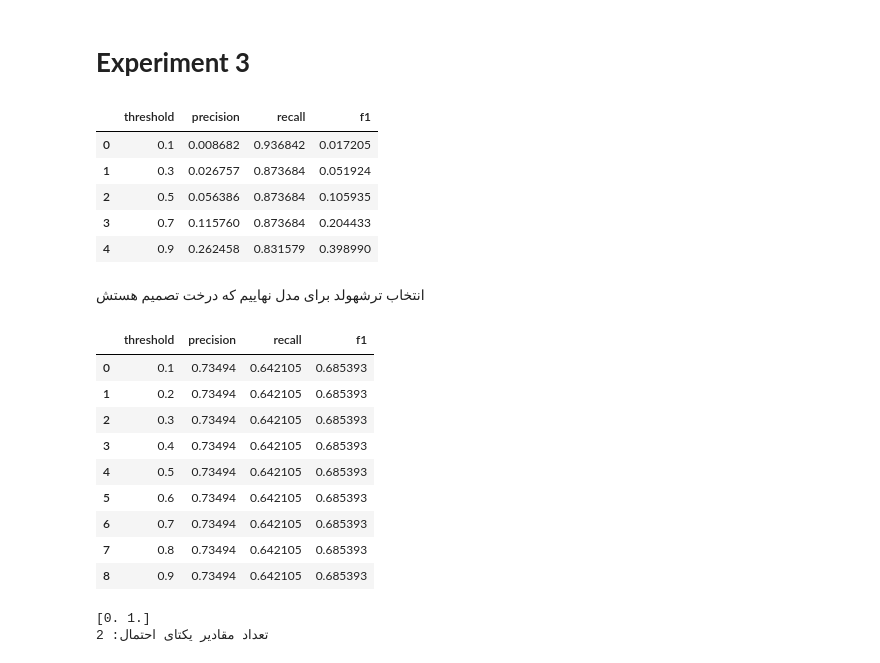
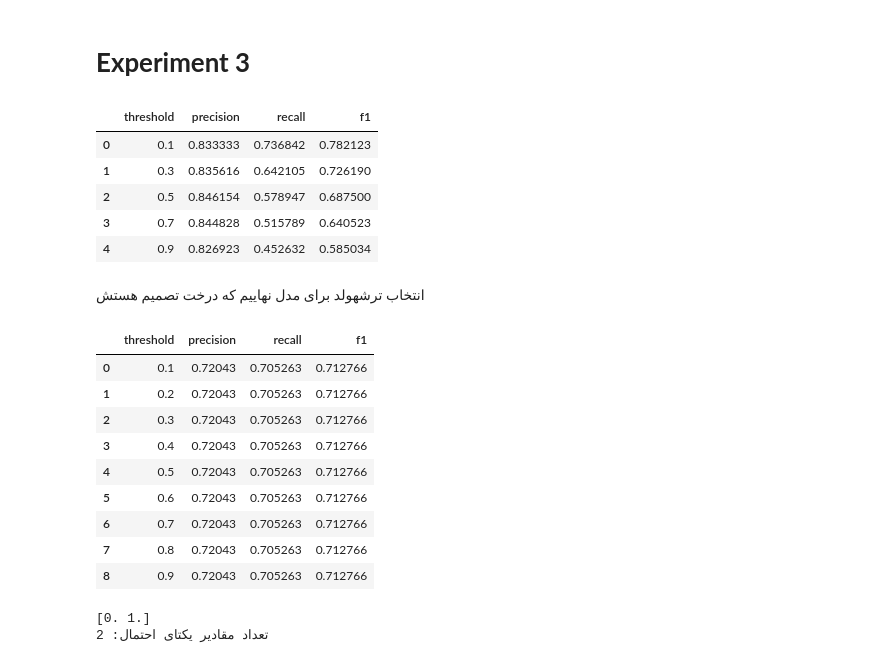
Before and after one commit to FatemeZahraAzad/Fraud-detection, a Jupyter notebook: src/data_prep.ipynb, the cells around one changed output. Saved outputs shown, nothing was run; the diff lists cells and outputs as text; code cells hidden in the pictures.

```diff
--- a/src/data_prep.ipynb
+++ b/src/data_prep.ipynb
@@ -1,7 +1,7 @@
 # %%
 import pandas as pd
 # %%
-data = pd.read_csv("creditcard.csv")
+data = pd.read_csv("./../data/creditcard.csv")
 data.head(5)
 # %% [output]
 |  | Time | V1 | V2 | V3 | V4 | V5 | V6 | V7 | V8 | V9 | ... | ... |
@@ -541,7 +367,7 @@ pd.DataFrame(project_table)
 # %% [markdown]
 # **Experiment 3**
 # %%
-lr_pipeline = build_pipeline(LogisticRegression(class_weight='balanced'))
+lr_pipeline = build_pipeline(LogisticRegression())
 lr_pipeline.fit(X_train, y_train)
 y_proba = lr_pipeline.predict_proba(X_test)[:, 1]
 thresholds = [0.1, 0.3, 0.5, 0.7, 0.9]
@@ -557,41 +383,41 @@ for t in thresholds:
 pd.DataFrame(threshold_results)
 # %% [output]
 |  | threshold | precision | recall | f1 |
-| 0 | 0.1 | 0.008682 | 0.936842 | 0.017205 |
-| 1 | 0.3 | 0.026757 | 0.873684 | 0.051924 |
-| 2 | 0.5 | 0.056386 | 0.873684 | 0.105935 |
-| 3 | 0.7 | 0.115760 | 0.873684 | 0.204433 |
-| 4 | 0.9 | 0.262458 | 0.831579 | 0.398990 |
+| 0 | 0.1 | 0.833333 | 0.736842 | 0.782123 |
+| 1 | 0.3 | 0.835616 | 0.642105 | 0.726190 |
+| 2 | 0.5 | 0.846154 | 0.578947 | 0.687500 |
+| 3 | 0.7 | 0.844828 | 0.515789 | 0.640523 |
+| 4 | 0.9 | 0.826923 | 0.452632 | 0.585034 |
 # %% [markdown]
 انتخاب ترشهولد برای مدل نهاییم که درخت تصمیم هستش
 # %%
-tree_final = build_pipeline(DecisionTreeClassifier(max_depth=None, class_weight='balanced', random_state=42))
+tree_final = build_pipeline(DecisionTreeClassifier(max_depth=None, random_state=42))
 tree_final.fit(X_train, y_train)
 
 y_proba_tree = tree_final.predict_proba(X_test)[:, 1]
 
 threshold_results_tree = []
 for t in [0.1, 0.2, 0.3, 0.4, 0.5, 0.6, 0.7, 0.8, 0.9]:
     y_pred_t = (y_proba_tree >= t).astype(int)
     threshold_results_tree.append({
         'threshold': t,
         'precision': precision_score(y_test, y_pred_t),
         'recall': recall_score(y_test, y_pred_t),
         'f1': f1_score(y_test, y_pred_t),
     })
 
 pd.DataFrame(threshold_results_tree)
 # %% [output]
 |  | threshold | precision | recall | f1 |
-| 0 | 0.1 | 0.73494 | 0.642105 | 0.685393 |
-| 1 | 0.2 | 0.73494 | 0.642105 | 0.685393 |
-| 2 | 0.3 | 0.73494 | 0.642105 | 0.685393 |
-| 3 | 0.4 | 0.73494 | 0.642105 | 0.685393 |
-| 4 | 0.5 | 0.73494 | 0.642105 | 0.685393 |
-| 5 | 0.6 | 0.73494 | 0.642105 | 0.685393 |
-| 6 | 0.7 | 0.73494 | 0.642105 | 0.685393 |
-| 7 | 0.8 | 0.73494 | 0.642105 | 0.685393 |
-| 8 | 0.9 | 0.73494 | 0.642105 | 0.685393 |
+| 0 | 0.1 | 0.72043 | 0.705263 | 0.712766 |
+| 1 | 0.2 | 0.72043 | 0.705263 | 0.712766 |
+| 2 | 0.3 | 0.72043 | 0.705263 | 0.712766 |
+| 3 | 0.4 | 0.72043 | 0.705263 | 0.712766 |
+| 4 | 0.5 | 0.72043 | 0.705263 | 0.712766 |
+| 5 | 0.6 | 0.72043 | 0.705263 | 0.712766 |
+| 6 | 0.7 | 0.72043 | 0.705263 | 0.712766 |
+| 7 | 0.8 | 0.72043 | 0.705263 | 0.712766 |
+| 8 | 0.9 | 0.72043 | 0.705263 | 0.712766 |
 # %%
 import numpy as np
 print(np.unique(y_proba_tree))
```
Also changed, not shown: parts of 30 cells of this notebook, 3 other files.
